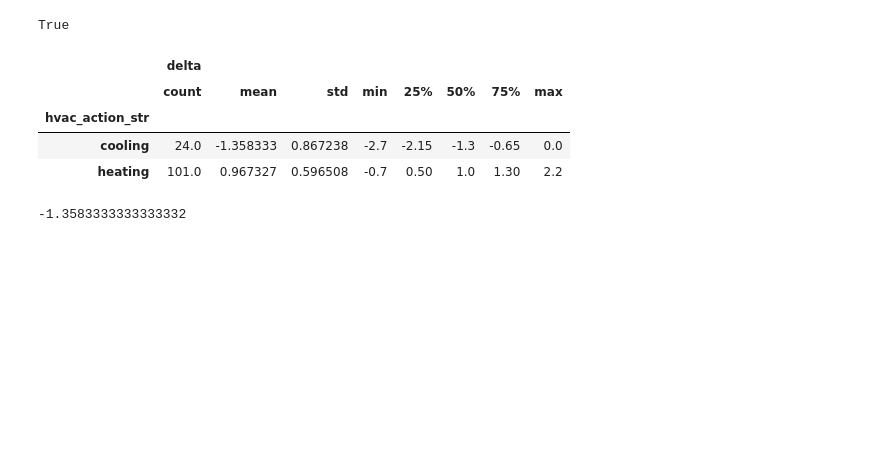
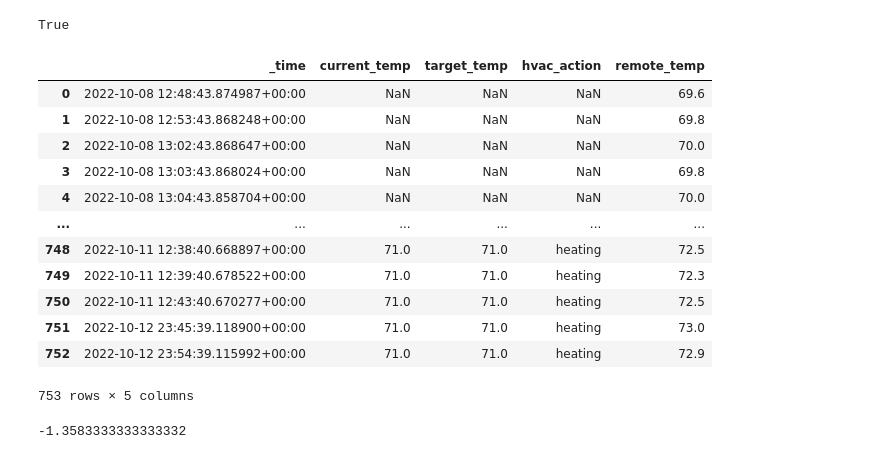
Before and after one commit to dgrnbrg/appdaemon-configs, a Jupyter notebook: appdaemon-dev.ipynb, the cells around one changed output. Cells and saved outputs as stored; diff of their text form; code cells hidden in the pictures; blank space fills up the shorter version.

Commit message:
Improve diff calculation code quality & start on goal & impl modules

```diff
--- a/appdaemon-dev.ipynb
+++ b/appdaemon-dev.ipynb
@@ -12,19 +12,19 @@ from influxdb_client.client.warnings import MissingPivotFunction
 client = InfluxDBClient(url="http://192.168.0.112:8086", token='appdaemon-dev:opennow', org='-')
 query_api = client.query_api()
 
-def get_sensor_data(entity_id, start='-7d', field="value"):
+def get_sensor_data(entity_id, column, start='-7d'):
+    id_parts = entity_id.split('.')
+    if len(id_parts) == 2:
+        id_parts.append("value") # default for state field, otherwise attr
     q = f'''
     from(bucket: "homeassistant/autogen")
       |> range(start: {start})
-      |> filter(fn: (r) => r.entity_id == "{entity_id}" and r._field == "{field}")
+      |> filter(fn: (r) => r.entity_id == "{id_parts[1]}" and r._field == "{id_parts[2]}" and r.domain == "{id_parts[0]}")
       |> pivot(rowKey:["_time"], columnKey: ["entity_id"], valueColumn: "_value")
       |> drop(columns: ["_measurement", "domain", "_start", "_stop"])
     '''
     df = query_api.query_data_frame(q).drop(['result','table','_field'], axis=1)
-    if field != 'value':
-        return df.rename(columns={entity_id: field})
-    else:
-        return df
+    return df.rename(columns={id_parts[1]: column})
 
 def compute_heat_index(temp_farenheit, relative_humidity):
     # relative humidity should be 0-100
@@ -147,29 +147,38 @@ change_events_df
 # %% [output]
 True
 # %%
-remote_temp_ent = 'main_floor_sensor_bme280_temperature'
-thermostat_ent='thermostat_2'
-remote_temp = get_sensor_data(remote_temp_ent)
-temp = get_sensor_data(thermostat_ent, field="current_temperature")
-target_temp = get_sensor_data(thermostat_ent, field="temperature")
-mode = get_sensor_data(thermostat_ent, field="hvac_action_str")
+remote_temp_ent = 'sensor.main_floor_sensor_bme280_temperature'
+thermostat_ent='climate.thermostat_2'
+remote_temp = get_sensor_data(remote_temp_ent, column='remote_temp')
+temp = get_sensor_data(thermostat_ent + ".current_temperature", column='current_temp')
+target_temp = get_sensor_data(thermostat_ent + ".temperature", column='target_temp')
+mode = get_sensor_data(thermostat_ent + ".hvac_action_str", column='hvac_action')
 base_times = pd.concat([x['_time'] for x in [temp, remote_temp, target_temp, mode]])
 base_times = base_times.sort_values().drop_duplicates()
 df = pd.merge_asof(base_times, temp, on='_time')
 df = pd.merge_asof(df, target_temp, on='_time')
 df = pd.merge_asof(df, mode, on='_time')
 df = pd.merge_asof(df, remote_temp, on='_time')
-offset_df = df.query("hvac_action_str in ('heating', 'cooling') and current_temperature == temperature").copy()
-offset_df._time= offset_df._time.dt.tz_convert('America/New_York')
-offset_df['delta'] = offset_df[remote_temp_ent] - offset_df['current_temperature']
-result = offset_df[['hvac_action_str', 'delta']].groupby('hvac_action_str').describe()
-result
+df
+# offset_df = df.query("hvac_action in ('heating', 'cooling') and current_temp == target_temp").copy()
+# offset_df._time= offset_df._time.dt.tz_convert('America/New_York')
+# offset_df['delta'] = offset_df['remote_temp'] - offset_df['current_temp']
+# result = offset_df[['hvac_action', 'delta']].groupby('hvac_action').describe()
+# result
 # %% [output]
-|  | delta |  |  |  |  |  |  |  |
-|  | count | mean | std | min | 25% | 50% | 75% | max |
-| hvac_action_str |  |  |  |  |  |  |  |  |
-| cooling | 24.0 | -1.358333 | 0.867238 | -2.7 | -2.15 | -1.3 | -0.65 | 0.0 |
-| heating | 101.0 | 0.967327 | 0.596508 | -0.7 | 0.50 | 1.0 | 1.30 | 2.2 |
+|  | _time | current_temp | target_temp | hvac_action | remote_temp |
+| 0 | 2022-10-08 12:48:43.874987+00:00 | NaN | NaN | NaN | 69.6 |
+| 1 | 2022-10-08 12:53:43.868248+00:00 | NaN | NaN | NaN | 69.8 |
+| 2 | 2022-10-08 13:02:43.868647+00:00 | NaN | NaN | NaN | 70.0 |
+| 3 | 2022-10-08 13:03:43.868024+00:00 | NaN | NaN | NaN | 69.8 |
+| 4 | 2022-10-08 13:04:43.858704+00:00 | NaN | NaN | NaN | 70.0 |
+| ... | ... | ... | ... | ... | ... |
+| 748 | 2022-10-11 12:38:40.668897+00:00 | 71.0 | 71.0 | heating | 72.5 |
+| 749 | 2022-10-11 12:39:40.678522+00:00 | 71.0 | 71.0 | heating | 72.3 |
+| 750 | 2022-10-11 12:43:40.670277+00:00 | 71.0 | 71.0 | heating | 72.5 |
+| 751 | 2022-10-12 23:45:39.118900+00:00 | 71.0 | 71.0 | heating | 73.0 |
+| 752 | 2022-10-12 23:54:39.115992+00:00 | 71.0 | 71.0 | heating | 72.9 |
+753 rows × 5 columns
 # %%
 Out[110].loc['cooling'].loc[('delta','mean')]
 # %% [output]
```
Also changed, not shown: 2 other files.
